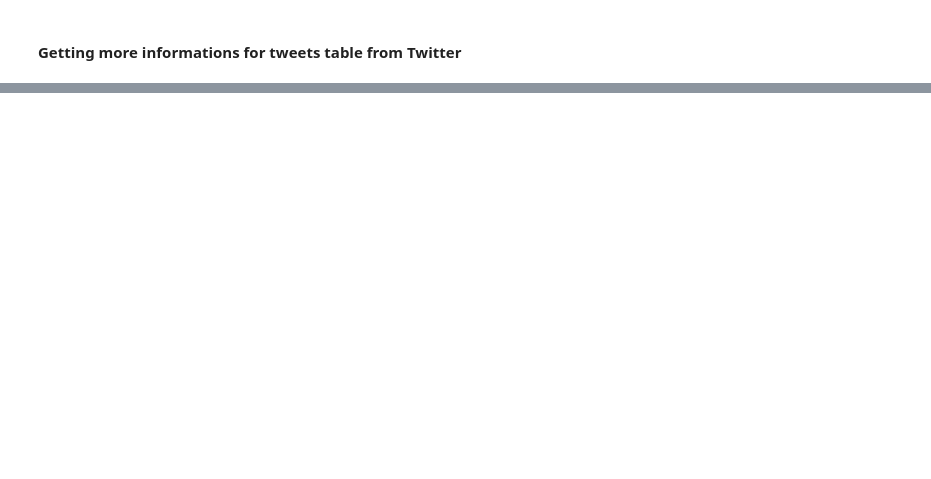
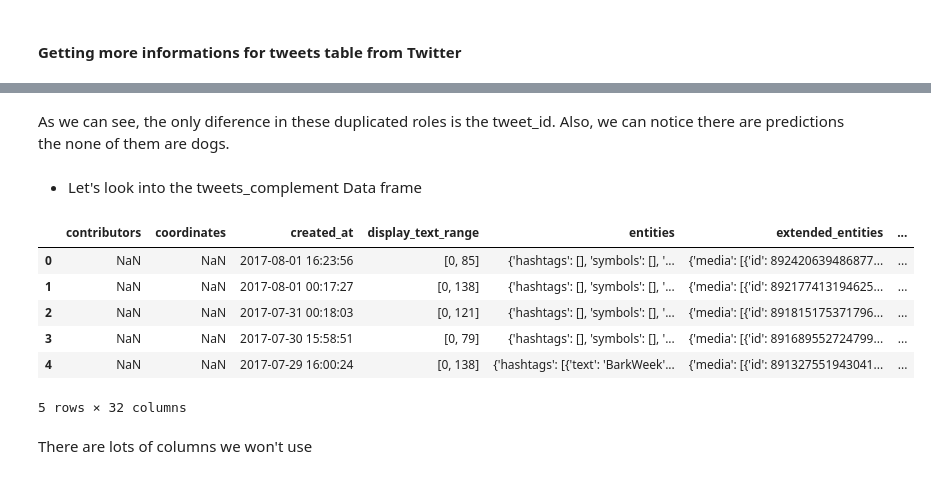
Before and after one commit to guilhermelfl/DogRatesTwitterAnalyse, a Jupyter notebook: DogRatesTwitterAnalyse.ipynb, the cells around one changed output, grey strips where cells are left out. Saved outputs shown, nothing was run; the diff lists cells and outputs as text; code cells hidden in the pictures; blank space fills up the shorter version.

```diff
--- a/DogRatesTwitterAnalyse.ipynb
+++ b/DogRatesTwitterAnalyse.ipynb
@@ -83,0 +154,2 @@ predictions.head()
+# %%
+tweets_complement = pd.read_json('tweet_json.txt', lines=True)
@@ -83,0 +348,17 @@ predictions.head()
+# %% [markdown]
+As we can see, the only diference in these duplicated roles is the tweet_id.
+Also, we can notice there are predictions the none of them are dogs.
+# %% [markdown]
+* Let's look into the tweets_complement Data frame
+# %%
+tweets_complement.head()
+# %% [output]
+|  | contributors | coordinates | created_at | display_text_range | entities | extended_entities | ... |
+| 0 | NaN | NaN | 2017-08-01 16:23:56 | [0, 85] | {'hashtags': [], 'symbols': [], '... | {'media': [{'id': 892420639486877... | ... |
+| 1 | NaN | NaN | 2017-08-01 00:17:27 | [0, 138] | {'hashtags': [], 'symbols': [], '... | {'media': [{'id': 892177413194625... | ... |
+| 2 | NaN | NaN | 2017-07-31 00:18:03 | [0, 121] | {'hashtags': [], 'symbols': [], '... | {'media': [{'id': 891815175371796... | ... |
+| 3 | NaN | NaN | 2017-07-30 15:58:51 | [0, 79] | {'hashtags': [], 'symbols': [], '... | {'media': [{'id': 891689552724799... | ... |
+| 4 | NaN | NaN | 2017-07-29 16:00:24 | [0, 138] | {'hashtags': [{'text': 'BarkWeek'... | {'media': [{'id': 891327551943041... | ... |
+5 rows × 32 columns
+# %% [markdown]
+There are lots of columns we won't use
```
Also changed, not shown: parts of 73 cells of this notebook, 2 other files.
